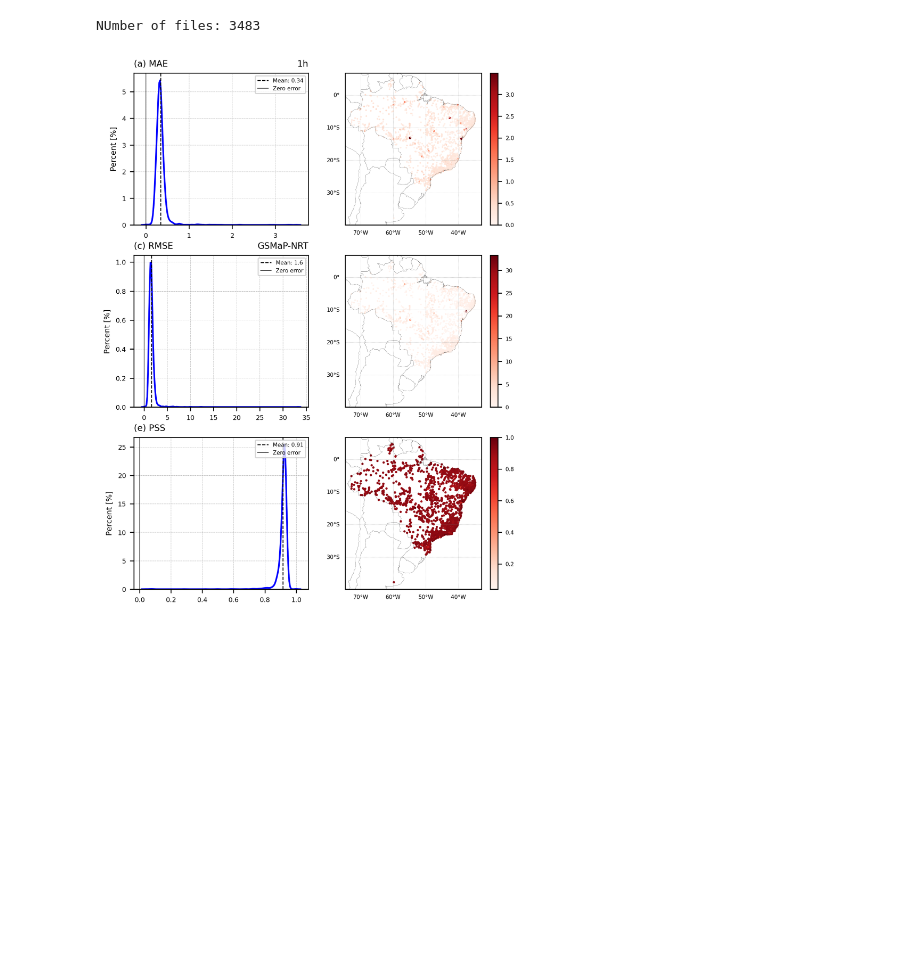
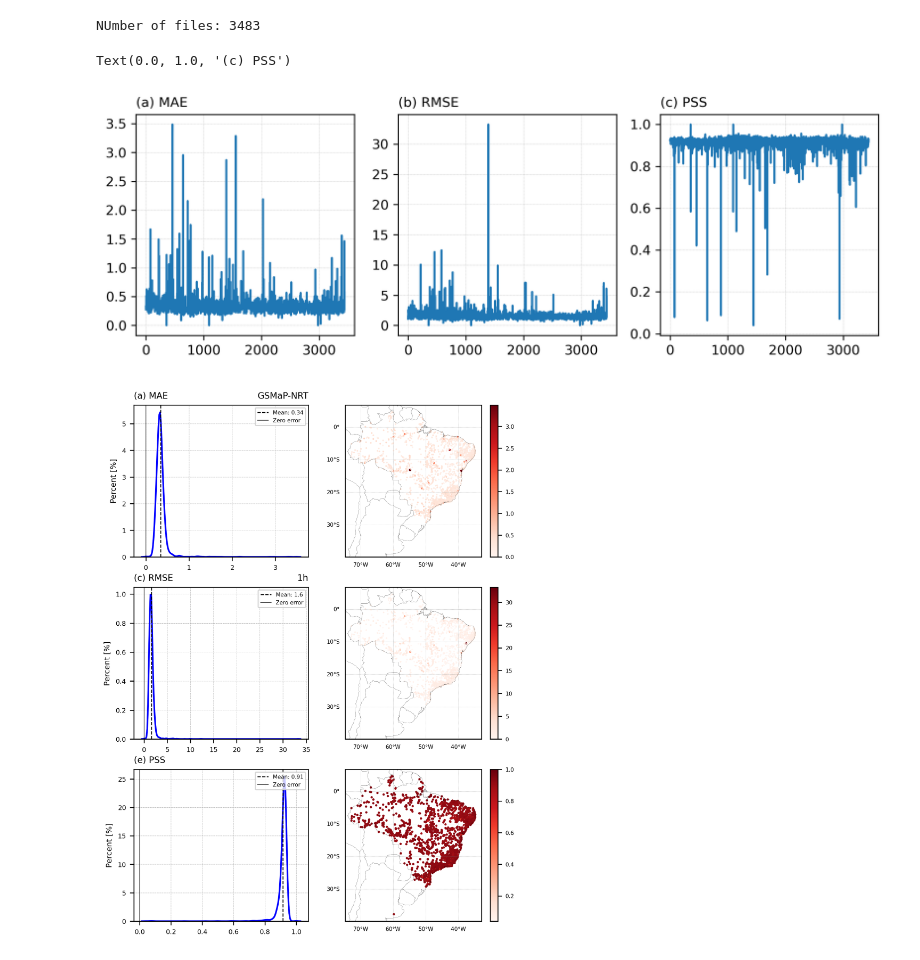
Before and after one commit to SInApSE-INPE/RainGauges, a Jupyter notebook: jupyter/validation/1h_GSMaP_CPTEC.ipynb, the cells around one changed output. Cells and saved outputs as stored; diff of their text form; code cells hidden in the pictures; blank space fills up the shorter version.

```diff
--- a/jupyter/validation/1h_GSMaP_CPTEC.ipynb
+++ b/jupyter/validation/1h_GSMaP_CPTEC.ipynb
@@ -64,8 +64,8 @@ for nn in range(len(INFO)):#len(INFO)
         obs['date'] = pd.to_datetime(obs['date'])
         obs = obs.drop_duplicates(subset='date', keep='first')
 
-        start = '2024-01-01 00:00'
-        end = '2024-12-31 23:00'
+        start = f'{year}-01-01 00:00'
+        end = f'{year}-12-31 23:00'
         obs_filtered = obs[(obs['date'] >= start) & (obs['date'] <= end)]
         obs_filtered = obs_filtered.reset_index(drop=True)
 
@@ -116,6 +116,30 @@ for nn in range(len(INFO)):#len(INFO)
         continue
 
 RE = np.concatenate([m.flatten() for m in RE])
+# %%
+fig = plt.figure(figsize=(10,3),dpi=300)
+gs = gridspec.GridSpec(1,3)
+
+#==========================================
+ax1 = plt.subplot(gs[0, 0])
+ax1.plot(MAE_all)
+ax1.grid(linewidth=0.2, linestyle='--')
+ax1.set_title('(a) MAE', fontsize=10, loc='left')
+
+#==========================================
+ax1 = plt.subplot(gs[0, 1])
+ax1.plot(RMSE_all)
+ax1.grid(linewidth=0.2, linestyle='--')
+ax1.set_title('(b) RMSE', fontsize=10, loc='left')
+
+#==========================================
+ax1 = plt.subplot(gs[0, 2])
+ax1.plot(PSS_all)
+ax1.grid(linewidth=0.2, linestyle='--')
+ax1.set_title('(c) PSS', fontsize=10, loc='left')
+# %% [output]
+Text(0.0, 1.0, '(c) PSS')
+[figure, added]
 # %%
 levels = np.arange(0, 30, 5)
 norm = mcolors.BoundaryNorm(boundaries=levels, ncolors=256)
@@ -138,7 +162,7 @@ ax1.tick_params(axis='both', which='major', labelsize=6)
 # ax1.set_xlim(-5,35)
 # ax1.set_xticklabels([])
 ax1.set_title('(a) MAE', loc='left', fontsize=8)
-ax1.set_title('1h', loc='right', fontsize=8)
+ax1.set_title('GSMaP-NRT', loc='right', fontsize=8)
 ax1.legend(fontsize=5,loc=1)
 
 #================================================================================
@@ -169,7 +193,7 @@ ax1.tick_params(axis='both', which='major', labelsize=6)
 # ax1.set_xlim(-5,35)
 # ax1.set_xticklabels([])
 ax1.set_title('(c) RMSE', loc='left', fontsize=8)
-ax1.set_title('GSMaP-NRT', loc='right', fontsize=8)
+ax1.set_title('1h', loc='right', fontsize=8)
 ax1.legend(fontsize=5,loc=1)
 
 #================================================================================
@@ -224,4 +248,4 @@ plt.subplots_adjust(wspace=0.1, hspace=0.2)
 ax1.set_facecolor('white')
 fig.patch.set_alpha(0)
 # %% [output]
-[figure, old version]
+[figure, new version]
```
Also changed, not shown: 1 other file.
